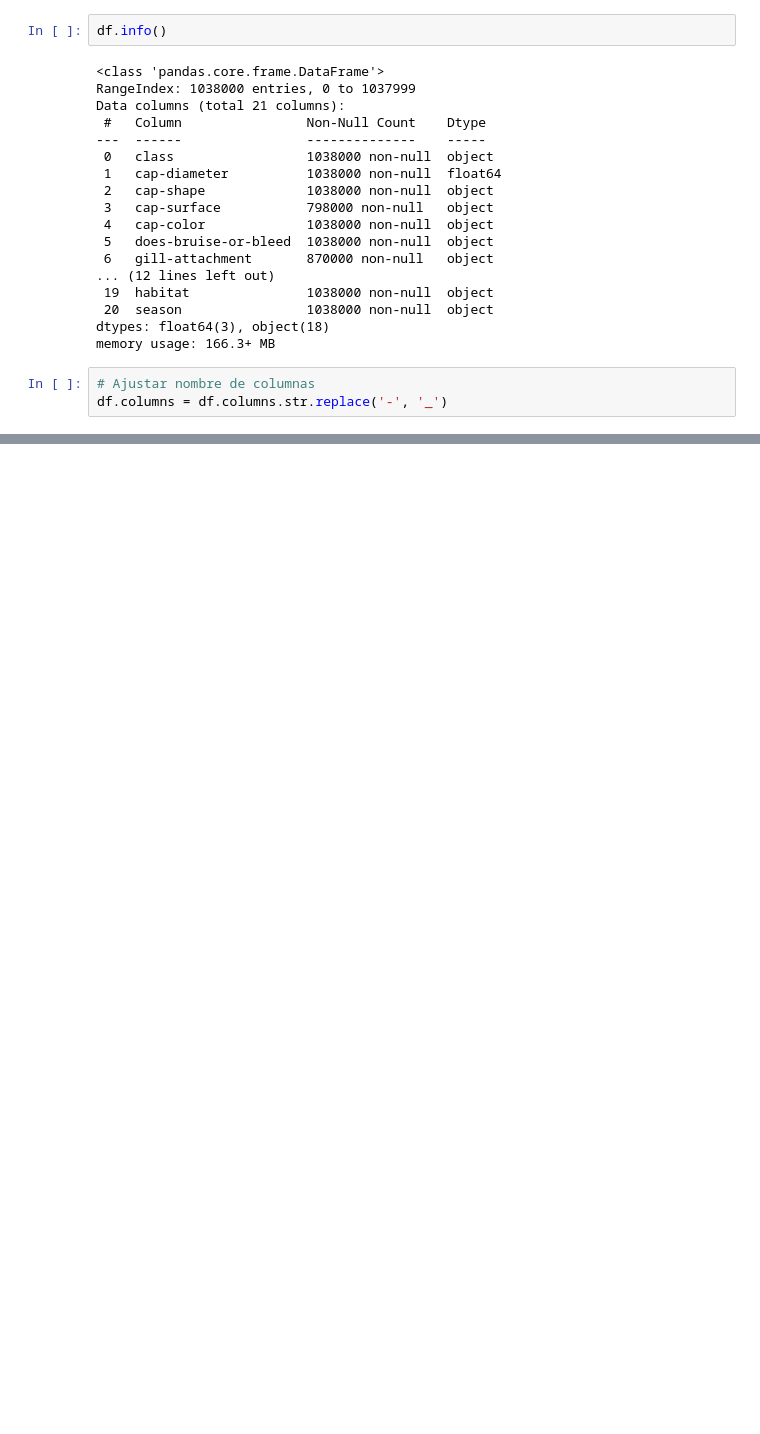
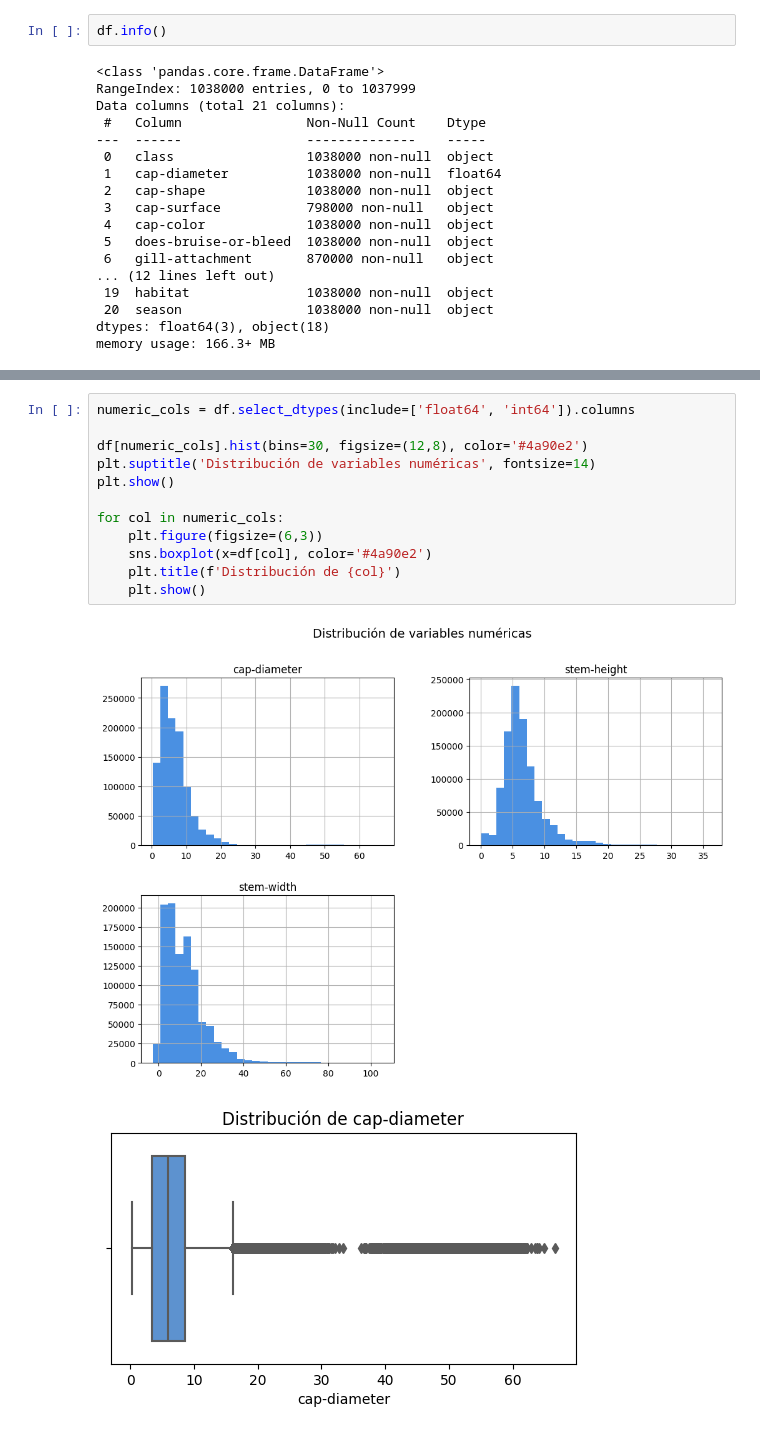
Before and after one commit to agusc4/ceia-ml, a Jupyter notebook: notebook_mushrooms.ipynb, the cells around one changed output, grey strips where cells are left out. Drawn from its saved outputs; the diff is of its cells as text; blank space fills up the shorter version.

```diff
--- a/notebook_mushrooms.ipynb
+++ b/notebook_mushrooms.ipynb
@@ -79,6 +65,3 @@ Data columns (total 21 columns):
  20  season                1038000 non-null  object
 dtypes: float64(3), object(18)
 memory usage: 166.3+ MB
-# %%
-# Ajustar nombre de columnas
-df.columns = df.columns.str.replace('-', '_')
@@ -86,0 +122,15 @@ df.columns = df.columns.str.replace('-', '_')
+# %%
+numeric_cols = df.select_dtypes(include=['float64', 'int64']).columns
+
+df[numeric_cols].hist(bins=30, figsize=(12,8), color='#4a90e2')
+plt.suptitle('Distribución de variables numéricas', fontsize=14)
+plt.show()
+
+for col in numeric_cols:
+    plt.figure(figsize=(6,3))
+    sns.boxplot(x=df[col], color='#4a90e2')
+    plt.title(f'Distribución de {col}')
+    plt.show()
+# %% [output]
+[figure, added]
+[figure, added]
```
Also changed, not shown: parts of 25 cells of this notebook.
